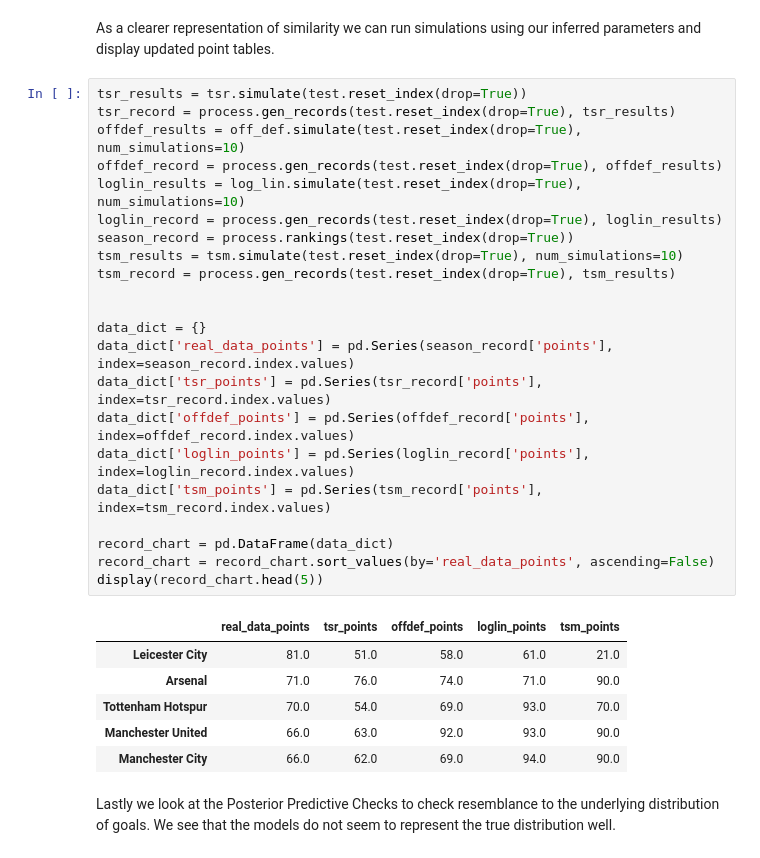
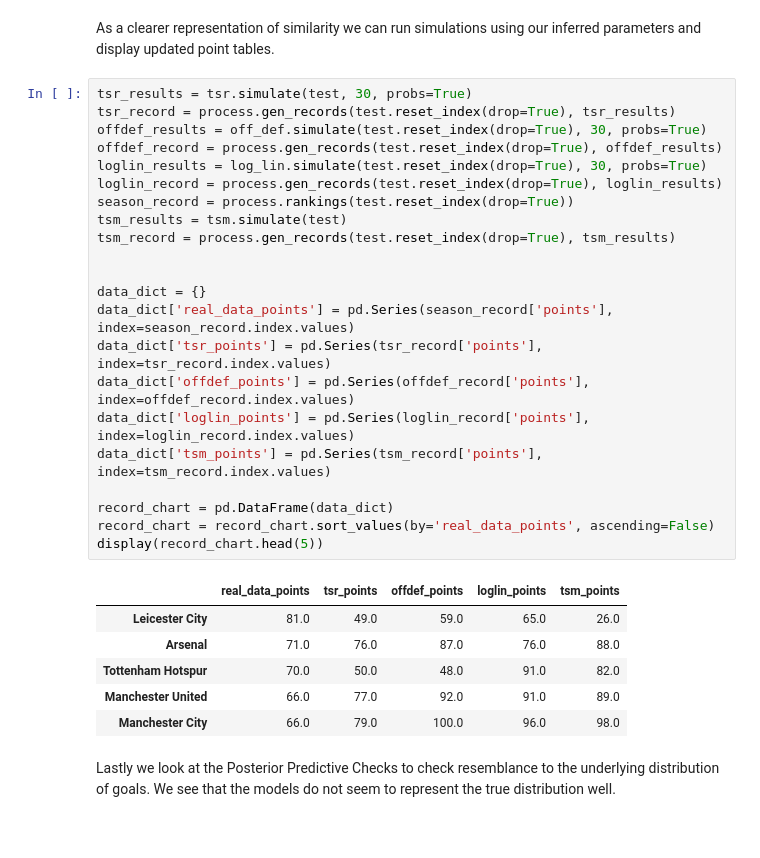
Before and after one commit to vinoo999/trueskill_augmented, a Jupyter notebook: final_project/final_project.ipynb, the cells around one changed output. Drawn from its saved outputs; the diff is of its cells as text.

```diff
--- a/final_project/final_project.ipynb
+++ b/final_project/final_project.ipynb
@@ -159,34 +158,34 @@ display(pd.DataFrame(data_dict).head(10))
 # %% [markdown]
 As a clearer representation of similarity we can run simulations using our inferred parameters and display updated point tables.
 # %%
-tsr_results = tsr.simulate(test.reset_index(drop=True))
+tsr_results = tsr.simulate(test, 30, probs=True)
 tsr_record = process.gen_records(test.reset_index(drop=True), tsr_results)
-offdef_results = off_def.simulate(test.reset_index(drop=True), num_simulations=10)
+offdef_results = off_def.simulate(test.reset_index(drop=True), 30, probs=True)
 offdef_record = process.gen_records(test.reset_index(drop=True), offdef_results)
-loglin_results = log_lin.simulate(test.reset_index(drop=True), num_simulations=10)
+loglin_results = log_lin.simulate(test.reset_index(drop=True), 30, probs=True)
 loglin_record = process.gen_records(test.reset_index(drop=True), loglin_results)
 season_record = process.rankings(test.reset_index(drop=True))
-tsm_results = tsm.simulate(test.reset_index(drop=True), num_simulations=10)
+tsm_results = tsm.simulate(test)
 tsm_record = process.gen_records(test.reset_index(drop=True), tsm_results)
 
 
 data_dict = {}
 data_dict['real_data_points'] = pd.Series(season_record['points'], index=season_record.index.values)
 data_dict['tsr_points'] = pd.Series(tsr_record['points'], index=tsr_record.index.values)
 data_dict['offdef_points'] = pd.Series(offdef_record['points'], index=offdef_record.index.values)
 data_dict['loglin_points'] = pd.Series(loglin_record['points'], index=loglin_record.index.values)
 data_dict['tsm_points'] = pd.Series(tsm_record['points'], index=tsm_record.index.values)
 
 record_chart = pd.DataFrame(data_dict)
 record_chart = record_chart.sort_values(by='real_data_points', ascending=False)
 display(record_chart.head(5))
 # %% [output]
 |  | real_data_points | tsr_points | offdef_points | loglin_points | tsm_points |
-| Leicester City | 81.0 | 51.0 | 58.0 | 61.0 | 21.0 |
-| Arsenal | 71.0 | 76.0 | 74.0 | 71.0 | 90.0 |
-| Tottenham Hotspur | 70.0 | 54.0 | 69.0 | 93.0 | 70.0 |
-| Manchester United | 66.0 | 63.0 | 92.0 | 93.0 | 90.0 |
-| Manchester City | 66.0 | 62.0 | 69.0 | 94.0 | 90.0 |
+| Leicester City | 81.0 | 49.0 | 59.0 | 65.0 | 26.0 |
+| Arsenal | 71.0 | 76.0 | 87.0 | 76.0 | 88.0 |
+| Tottenham Hotspur | 70.0 | 50.0 | 48.0 | 91.0 | 82.0 |
+| Manchester United | 66.0 | 77.0 | 92.0 | 91.0 | 89.0 |
+| Manchester City | 66.0 | 79.0 | 100.0 | 96.0 | 98.0 |
 # %% [markdown]
 Lastly we look at the Posterior Predictive Checks to check resemblance to the underlying distribution of goals. We see that the models do not seem to represent the true distribution well.
 # %%
```
Also changed, not shown: parts of 9 cells of this notebook.
